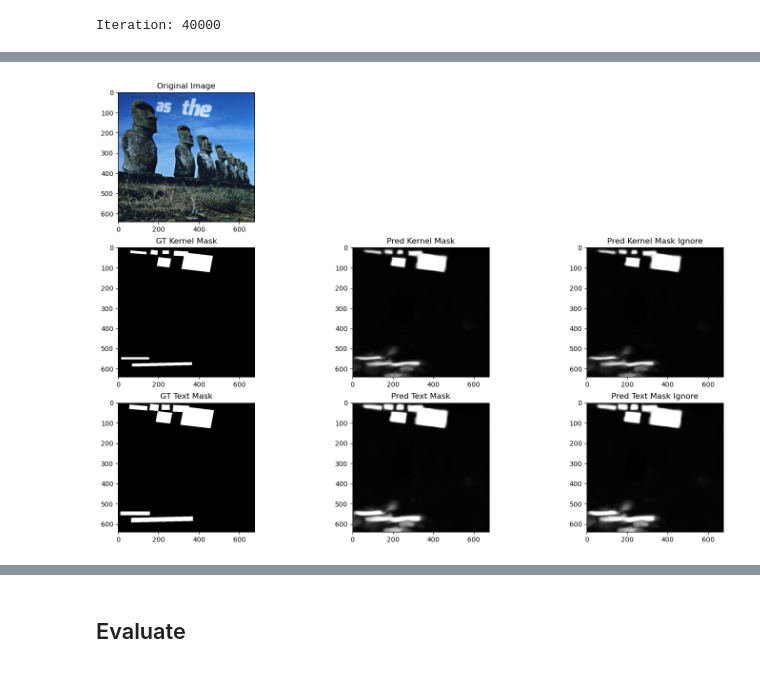
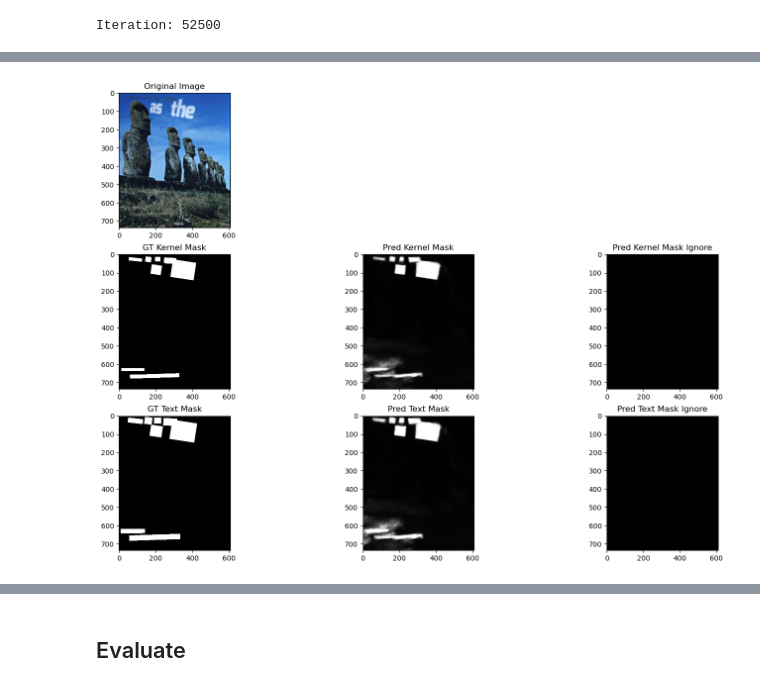
Before and after one commit to zachhendon/image-translator, a Jupyter notebook: text-detection/model_viz.ipynb, the cells around one changed output, grey strips where cells are left out. Cells and saved outputs as stored; diff of their text form; code cells hidden in the pictures.

```diff
--- a/text-detection/model_viz.ipynb
+++ b/text-detection/model_viz.ipynb
@@ -12,59 +13,71 @@ from models.utils import evaluate, evaluate_micro
 %autoreload 2
 # %%
 model = FAST().cuda()
-checkpoint = torch.load("checkpoints/fast_synthtext_007/40000.pth", weights_only=True)
+# checkpoint = torch.load("checkpoints/fast_icdar2015_finetune_015/recent.pth", weights_only=True)
+checkpoint = torch.load("checkpoints/fast_synthtext_028/recent.pth", weights_only=True)
 model.load_state_dict(checkpoint["model_state_dict"])
 print(f"Iteration: {checkpoint["iteration"]}")
 
-train_loader, val_loader = get_synthtext_loaders(batch_size=2)
+# train_loader, val_loader = get_icdar2015_loaders(batch_size=1)
+train_loader, val_loader = get_synthtext_loaders(batch_size=1)
 # %% [output]
-Iteration: 40000
+Iteration: 52500
 # %%
-# images, kernel_masks, ignore_kernel_masks, text_masks, ignore_text_masks = next(
-#     train_loader
-# )
-images, kernel_masks, ignore_kernel_masks, text_masks, ignore_text_masks, _, _ = next(
-    val_loader
+data = next(val_loader)
+i = 0
+images = data[0]
+kernel_masks = data[1]
+ignore_kernel_masks = data[2]
+text_masks = data[3]
+ignore_text_masks = data[4]
+
+preds = model(images)
+# preds = preds * (1 - torch.clamp(ignore_text_masks, 0, 1))
+dilated_preds = torch.nn.functional.max_pool2d(
+    preds, kernel_size=5, stride=1, padding=2
 )
-preds = model(images)
-dilated_preds = torch.nn.functional.max_pool2d(
-    preds, kernel_size=9, stride=1, padding=4
-)
+# dilated_preds = dilated_preds * (1 - torch.clamp(ignore_text_masks, 0, 1))
 
 fig, axs = plt.subplots(3, 3, figsize=(18, 12))
 fig.delaxes(axs[0][1])
 fig.delaxes(axs[0][2])
 
 # original image
-image = (images[0] - images[0].min()) / (images[0].max() - images[0].min())
+image = (images[i] - images[i].min()) / (images[i].max() - images[i].min())
 axs[0][0].imshow(image.permute(1, 2, 0).cpu().numpy())
 axs[0][0].set_title("Original Image")
 
 # gt kernel mask
-axs[1][0].imshow(kernel_masks[0].cpu().numpy(),vmin=0, vmax=1, cmap='gray')
+axs[1][0].imshow(kernel_masks.cpu().numpy()[i],vmin=0, vmax=1, cmap='gray')
 axs[1][0].set_title("GT Kernel Mask")
 # pred kernel mask
-axs[1][1].imshow(preds[0].cpu().detach().numpy(),vmin=0, vmax=1, cmap='gray')
+axs[1][1].imshow(preds.cpu().detach().numpy()[i],vmin=0, vmax=1, cmap='gray')
 axs[1][1].set_title("Pred Kernel Mask")
 # pred kernel mask ignore
-axs[1][2].imshow((preds * ignore_kernel_masks)[0].cpu().detach().numpy(),vmin=0, vmax=1, cmap='gray')
+axs[1][2].imshow((ignore_kernel_masks).cpu().detach().numpy()[i],vmin=0, vmax=1, cmap='gray')
 axs[1][2].set_title("Pred Kernel Mask Ignore")
 
 # gt text mask
-axs[2][0].imshow(text_masks[0].cpu().numpy(),vmin=0, vmax=1, cmap='gray')
+axs[2][0].imshow(text_masks.cpu().numpy()[i],vmin=0, vmax=1, cmap='gray')
 axs[2][0].set_title("GT Text Mask")
 # pred text mask
-axs[2][1].imshow(dilated_preds[0].cpu().detach().numpy(),vmin=0, vmax=1, cmap='gray')
+axs[2][1].imshow(dilated_preds.cpu().detach().numpy()[i],vmin=0, vmax=1, cmap='gray')
 axs[2][1].set_title("Pred Text Mask")
 # pred text mask ignore
-axs[2][2].imshow((dilated_preds * ignore_text_masks)[0].cpu().detach().numpy(),vmin=0, vmax=1, cmap='gray')
+axs[2][2].imshow((ignore_text_masks).cpu().detach().numpy()[i],vmin=0, vmax=1, cmap='gray')
 axs[2][2].set_title("Pred Text Mask Ignore")
 
-kernel_loss = BalancedBCELoss()(preds, kernel_masks, ignore_kernel_masks)
-text_loss = DiceLoss()(dilated_preds, text_masks, ignore_text_masks)
-total_loss = calculate_total_loss(kernel_loss, text_loss)
-print(f"Kernel Loss: {kernel_loss.item()}")
-print(f"Text Loss: {text_loss.item()}")
+
+selected_masks = get_ohem_masks(dilated_preds, text_masks, ignore_text_masks)
+loss_text = DiceLoss()(dilated_preds, text_masks, selected_masks)
+# selected_masks = 1 - torch.clamp(ignore_text_masks, 0, 1)
+loss_kernel = DiceLoss()(preds, kernel_masks, selected_masks)
+total_loss = calculate_total_loss(loss_kernel, loss_text)
+# kernel_loss = BalancedBCELoss()(preds, kernel_masks, ignore_text_masks)
+# text_loss = DiceLoss()(dilated_preds, text_masks, ignore_text_masks)
+# total_loss = calculate_total_loss(kernel_loss, text_loss)
+print(f"Kernel Loss: {loss_kernel.item()}")
+print(f"Text Loss: {loss_text.item()}")
 print(f"Total Loss: {total_loss.item()}")
 
 plt.show()
@@ -75 +88 @@ Total Loss: 0.18756558001041412
-[figure, old version]
+[figure, new version]
```
Also changed, not shown: parts of 31 cells of this notebook, 10 other files.
